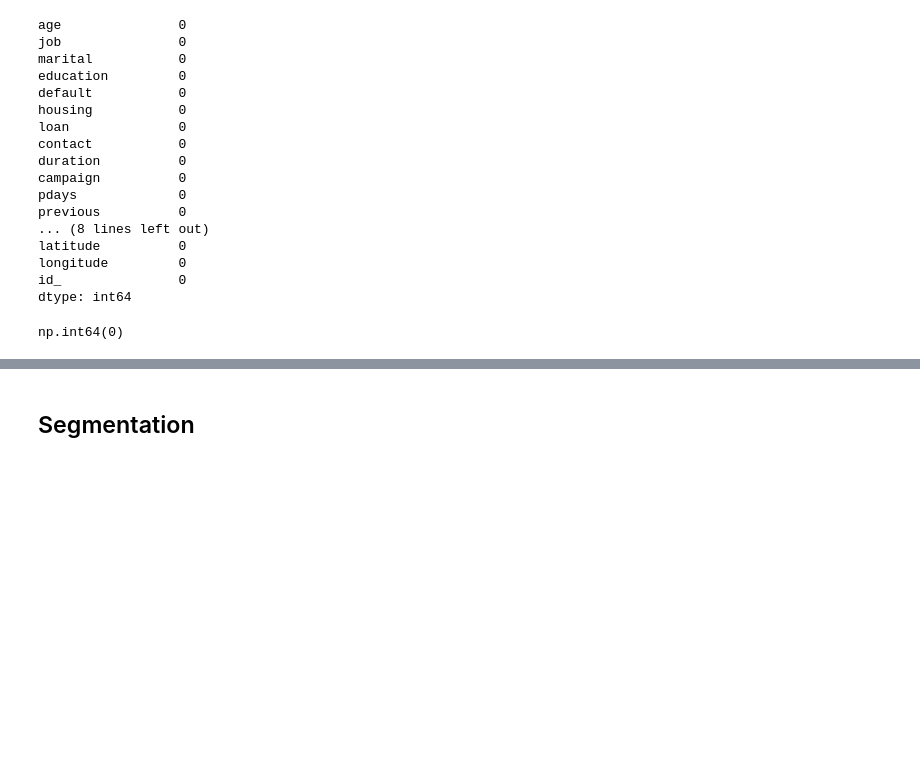
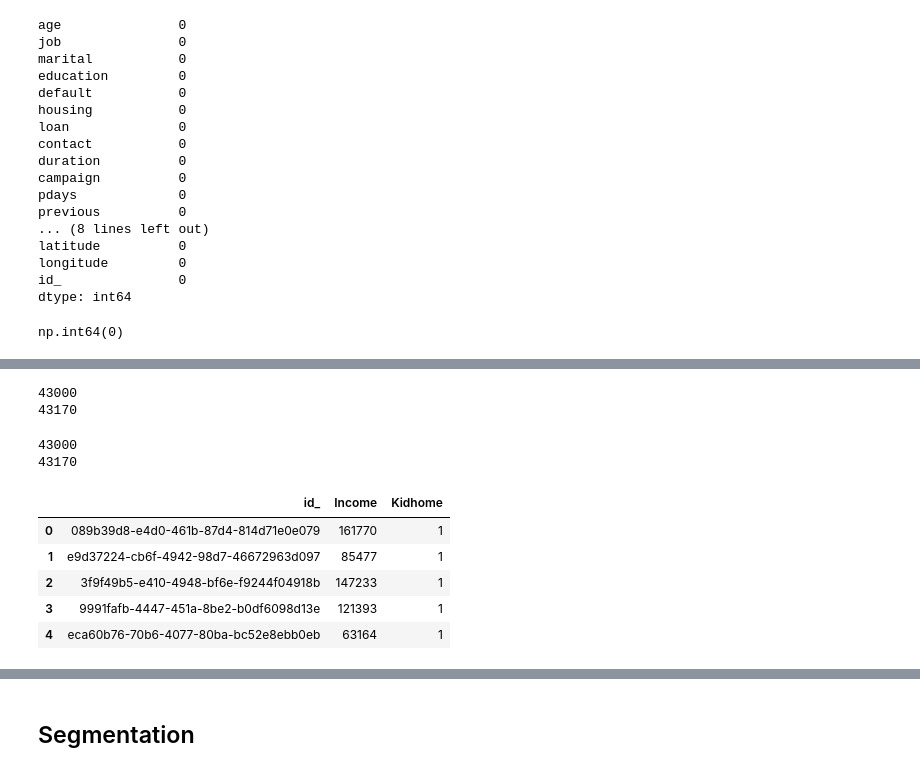
Before and after one commit to Sjoc88/Projects, a Jupyter notebook: Python/DatosProyecto/Analisis.ipynb, the cells around one changed output, grey strips where cells are left out. Cells and saved outputs as stored; diff of their text form; code cells hidden in the pictures; blank space fills up the shorter version.

```diff
--- a/Python/DatosProyecto/Analisis.ipynb
+++ b/Python/DatosProyecto/Analisis.ipynb
@@ -147,0 +182,6 @@ np.int64(0)
+# %%
+merged = bank.merge(
+    customers,
+    on="id_",
+    how="left"
+)
@@ -147,0 +198,21 @@ np.int64(0)
+# %%
+print(len(bank))
+print(len(customers))
+# %% [output]
+43000
+43170
+# %%
+print(bank["id_"].nunique())
+print(customers["id_"].nunique())
+# %% [output]
+43000
+43170
+# %%
+merged[["id_","Income","Kidhome"]].head()
+# %% [output]
+|  | id_ | Income | Kidhome |
+| 0 | 089b39d8-e4d0-461b-87d4-814d71e0e079 | 161770 | 1 |
+| 1 | e9d37224-cb6f-4942-98d7-46672963d097 | 85477 | 1 |
+| 2 | 3f9f49b5-e410-4948-bf6e-f9244f04918b | 147233 | 1 |
+| 3 | 9991fafb-4447-451a-8be2-b0df6098d13e | 121393 | 1 |
+| 4 | eca60b76-70b6-4077-80ba-bc52e8ebb0eb | 63164 | 1 |
```
Also changed, not shown: parts of 53 cells of this notebook, 4 other files.
